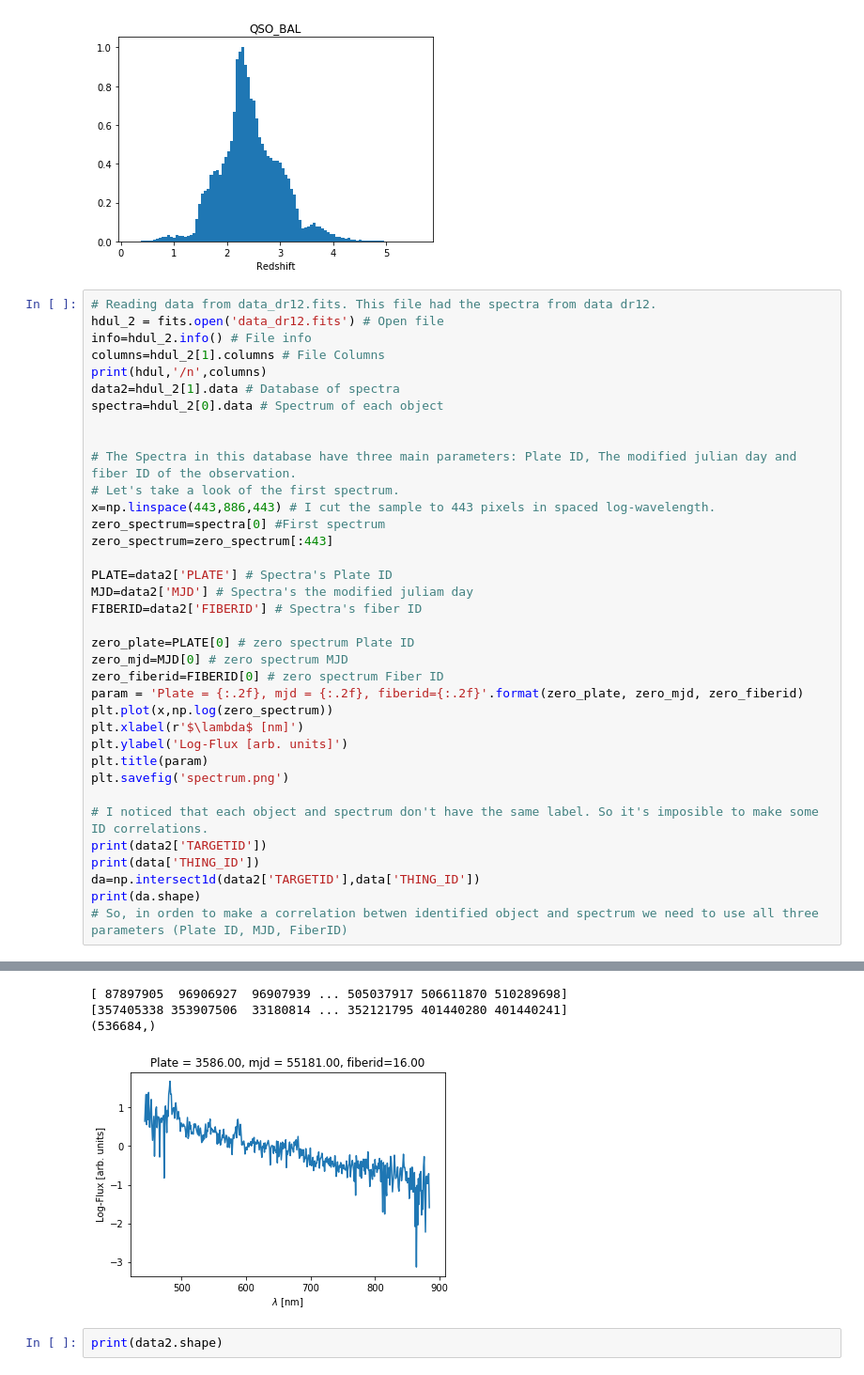
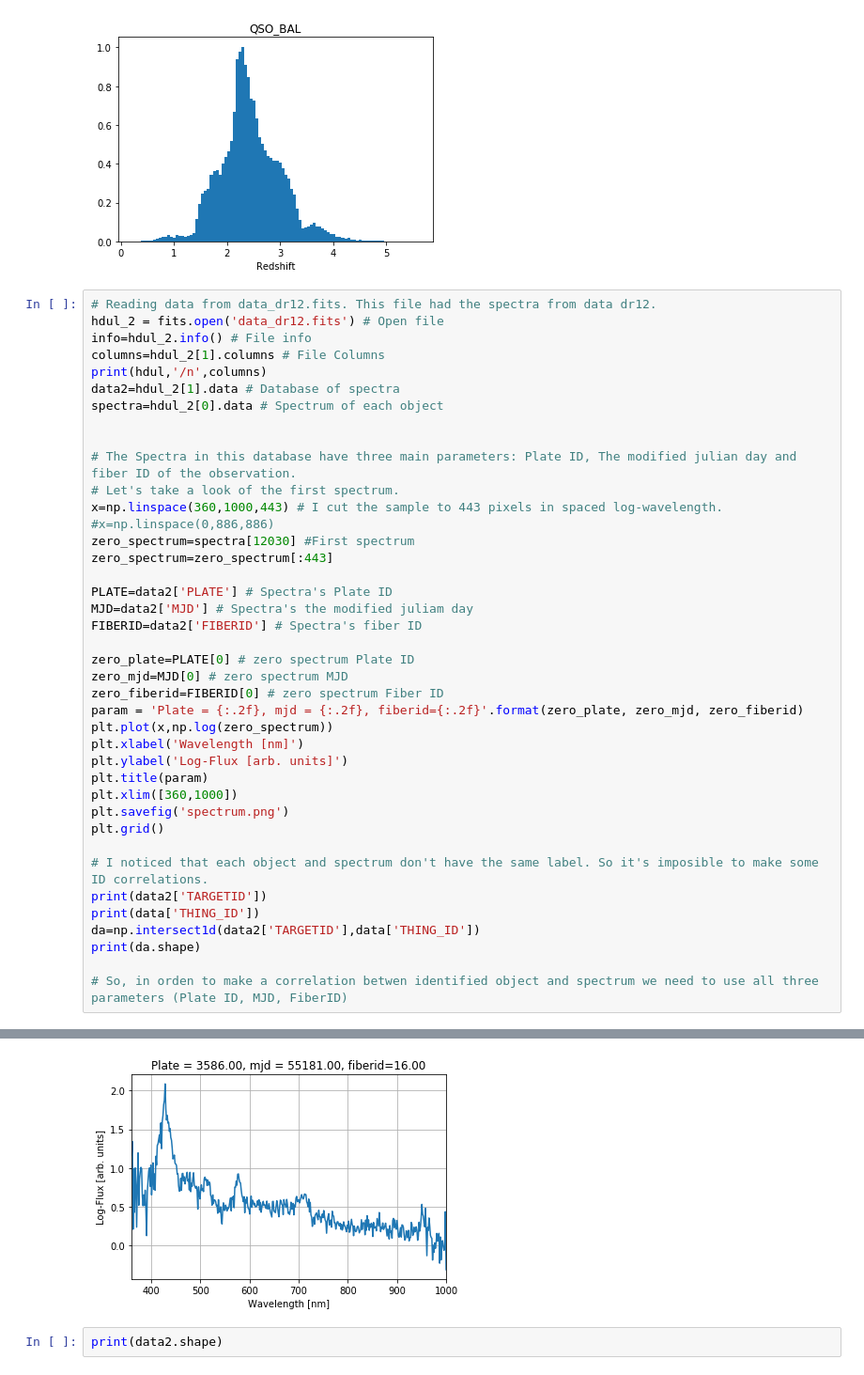
Before and after one commit to MrX1997/Reportes-Proyecto-de-Monograf-a, a Jupyter notebook: Noteboooks/Weekly Reports.ipynb, the cells around one changed output, grey strips where cells are left out. Shown at 94% size. Cells and saved outputs as stored; diff of their text form.

```diff
--- a/Noteboooks/Weekly Reports.ipynb
+++ b/Noteboooks/Weekly Reports.ipynb
@@ -100,8 +100,9 @@ spectra=hdul_2[0].data # Spectrum of each object
 
 # The Spectra in this database have three main parameters: Plate ID, The modified julian day and fiber ID of the observation.
 # Let's take a look of the first spectrum.
-x=np.linspace(443,886,443) # I cut the sample to 443 pixels in spaced log-wavelength.
-zero_spectrum=spectra[0] #First spectrum
+x=np.linspace(360,1000,443) # I cut the sample to 443 pixels in spaced log-wavelength.
+#x=np.linspace(0,886,886)
+zero_spectrum=spectra[12030] #First spectrum
 zero_spectrum=zero_spectrum[:443]
 
 PLATE=data2['PLATE'] # Spectra's Plate ID
@@ -113,16 +114,19 @@ zero_mjd=MJD[0] # zero spectrum MJD
 zero_fiberid=FIBERID[0] # zero spectrum Fiber ID
 param = 'Plate = {:.2f}, mjd = {:.2f}, fiberid={:.2f}'.format(zero_plate, zero_mjd, zero_fiberid)
 plt.plot(x,np.log(zero_spectrum))
-plt.xlabel(r'$\lambda$ [nm]')
+plt.xlabel('Wavelength [nm]')
 plt.ylabel('Log-Flux [arb. units]')
 plt.title(param)
+plt.xlim([360,1000])
 plt.savefig('spectrum.png')
+plt.grid()
 
 # I noticed that each object and spectrum don't have the same label. So it's imposible to make some ID correlations.
 print(data2['TARGETID'])
 print(data['THING_ID'])
 da=np.intersect1d(data2['TARGETID'],data['THING_ID'])
 print(da.shape)
+
 # So, in orden to make a correlation betwen identified object and spectrum we need to use all three parameters (Plate ID, MJD, FiberID)
 # %% [output]
 Filename: data_dr12.fits
@@ -138,7 +145,4 @@ No.    Name      Ver    Type      Cards   Dimensions   Format
-[ 87897905  96906927  96907939 ... 505037917 506611870 510289698]
-[357405338 353907506  33180814 ... 352121795 401440280 401440241]
-(536684,)
-[figure, old version]
+[figure, new version]
 # %%
 print(data2.shape)
 # %% [output]
```
Also changed, not shown: parts of 15 cells of this notebook.
